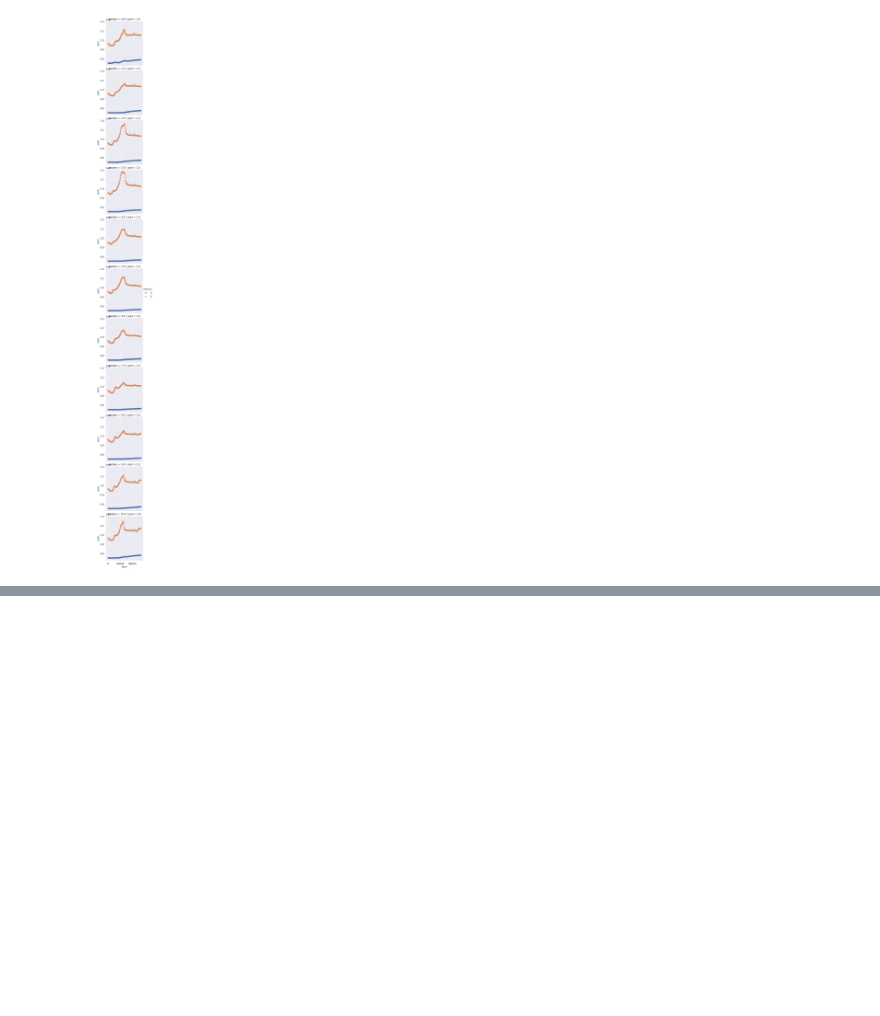
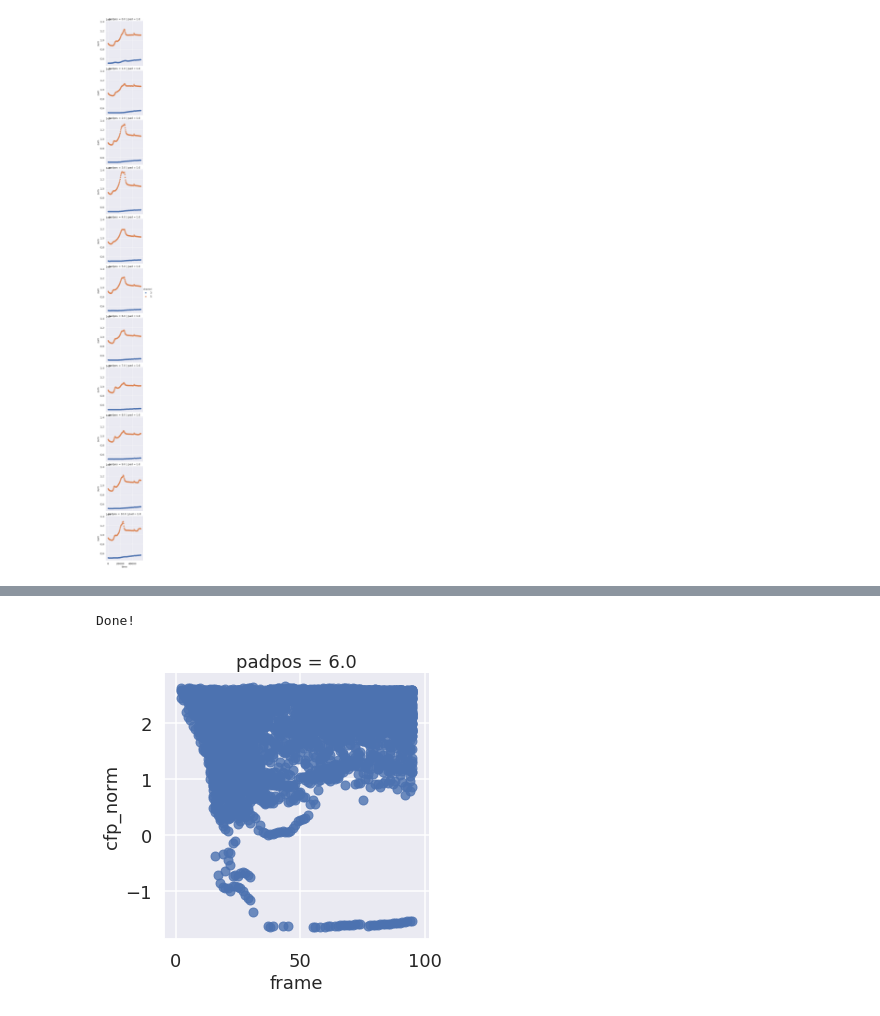
Before and after one commit to boospooky/microscope-movie-analysis, a Jupyter notebook: image_analysis.ipynb, the cells around one changed output, grey strips where cells are left out. Drawn from its saved outputs; the diff is of its cells as text; code cells hidden in the pictures; blank space fills up the shorter version.

```diff
--- a/image_analysis.ipynb
+++ b/image_analysis.ipynb
@@ -1347,0 +837,48 @@ np.diff(im_bool+0.0,axis=1).min()
+# %%
+def analyze_colonies_worker(df_list, csv_out):
+    column_names = ('mscarlet-i', 'sfcfp','col_size','colony','time', 'pad', 'padpos', 'frame')
+    colony_df = pd.DataFrame(columns = column_names)
+    mask_out_temp = './worker_outputs/mask_pad{}_padpos{}_frame{}_channel{}.tif'
+    for sub_df in df_list:
+        fn_dict = dict(zip(sub_df.channel, sub_df.fn))
+        pad, padpos, frame, im_time = sub_df.iloc[0,:][['pad','padpos','frame','time']]
+        mask_fns  = [mask_out_temp.format(pad, padpos, frame, xx) for xx in [3,5]]
+        mask_arrs = [skimage.io.imread(mask_fn) for mask_fn in mask_fns]
+        im_arrs = [skimage.io.imread(img_fn) for img_fn in sub_df.fn.values]
+        rfp_vec, cfp_vec, size_vec, col_vec, n_colonies = get_fluors(mask_arrs, im_arrs)
+        img_metadata = [pad, padpos, frame, im_time]
+        pad_vec, padpos_vec, frame_vec, time_vec = [np.ones(n_colonies)*xx for xx in img_metadata]
+        update_vecs = [rfp_vec, cfp_vec, size_vec, col_vec, time_vec, pad_vec, padpos_vec, frame_vec]
+        colony_update_df = pd.DataFrame(dict(zip(column_names, update_vecs)))
+        colony_df = colony_df.append(colony_update_df, ignore_index=True)
+        colony_df.index = np.arange(colony_df.shape[0])
+    colony_df.to_csv(csv_out, index=False)
+
+jobs = []
+n_proc = 4
+out_files = ['./worker_outputs/analyze_colonies_part{}.csv'.format(xx) for xx in np.arange(n_proc)]
+gb_pp = files_df.loc[files_df.channel>0,:].groupby(['pos', 'frame'])
+gb_keys = list(gb_pp.groups.keys())
+df_list = []
+for proc_i in np.arange(n_proc):
+    df_list.append([gb_pp.get_group(key) for key in gb_keys[proc_i::n_proc]])
+
+for i in np.arange(n_proc):
+    p = multiprocessing.Process(target=analyze_colonies_worker,
+                                args=(df_list[i],out_files[i]))
+    jobs.append(p)
+    p.start()
+for j in jobs:
+    j.join()
+print("Done!")
+# %% [output]
+Done!
+# %%
+# colonies_df = pd.concat([pd.read_csv(xx) for xx in out_files],ignore_index=True)
+# colonies_df.index = np.arange(colonies_df.shape[0])
+colonies_df.loc[:,'cfp_norm'] = np.log10(colonies_df['sfcfp'] / colonies_df['col_size'])
+# colonies_df.loc[:,'rfp_norm'] = colonies_df['mscarlet-i'] / colonies_df['col_size']
+g = sns.lmplot(data=colonies_df.loc[(colonies_df.pad==1)&(colonies_df.padpos==6),:],
+               x='frame', y='cfp_norm', row='padpos', fit_reg=False)
+# %% [output]
+[figure, added]
```
Also changed, not shown: parts of 45 cells of this notebook.
